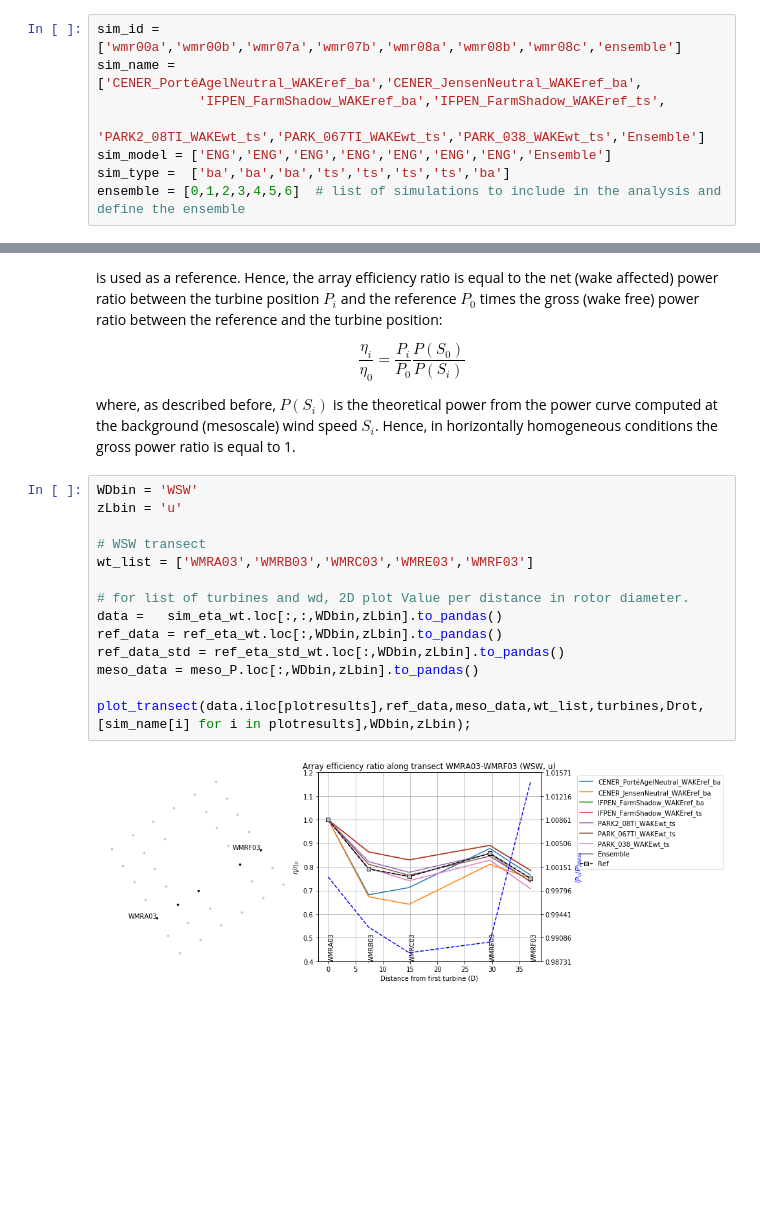
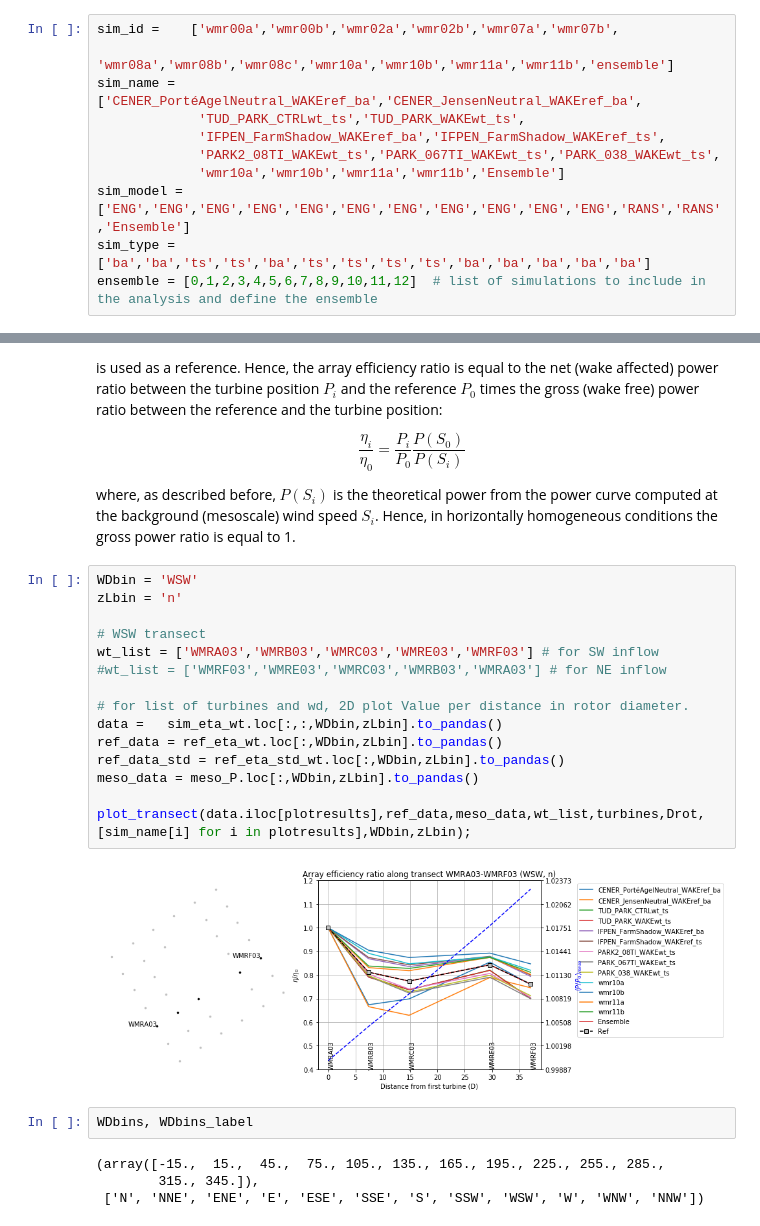
Before and after one commit to CENER-EPR/OWAbench, a Jupyter notebook: WestermostRough/WestermostRough_ArrayEfficiency.ipynb, the cells around one changed output, grey strips where cells are left out. Cells and saved outputs as stored; diff of their text form; blank space fills up the shorter version.

Commit message:
Added new simulations to WMR

```diff
--- a/WestermostRough/WestermostRough_ArrayEfficiency.ipynb
+++ b/WestermostRough/WestermostRough_ArrayEfficiency.ipynb
@@ -28,12 +32,15 @@ The following models participate in the benchmark.
 | ensemble | All | All | All | ensemble | Excluding anh03 and anh04 |
 # %%
-sim_id =    ['wmr00a','wmr00b','wmr07a','wmr07b','wmr08a','wmr08b','wmr08c','ensemble']
+sim_id =    ['wmr00a','wmr00b','wmr02a','wmr02b','wmr07a','wmr07b',
+             'wmr08a','wmr08b','wmr08c','wmr10a','wmr10b','wmr11a','wmr11b','ensemble']
 sim_name =  ['CENER_PortéAgelNeutral_WAKEref_ba','CENER_JensenNeutral_WAKEref_ba',
+             'TUD_PARK_CTRLwt_ts','TUD_PARK_WAKEwt_ts',
              'IFPEN_FarmShadow_WAKEref_ba','IFPEN_FarmShadow_WAKEref_ts',
-             'PARK2_08TI_WAKEwt_ts','PARK_067TI_WAKEwt_ts','PARK_038_WAKEwt_ts','Ensemble']
-sim_model = ['ENG','ENG','ENG','ENG','ENG','ENG','ENG','Ensemble']
-sim_type =  ['ba','ba','ba','ts','ts','ts','ts','ba']
-ensemble = [0,1,2,3,4,5,6]  # list of simulations to include in the analysis and define the ensemble
+             'PARK2_08TI_WAKEwt_ts','PARK_067TI_WAKEwt_ts','PARK_038_WAKEwt_ts',
+             'wmr10a','wmr10b','wmr11a','wmr11b','Ensemble']
+sim_model = ['ENG','ENG','ENG','ENG','ENG','ENG','ENG','ENG','ENG','ENG','ENG','RANS','RANS','Ensemble']
+sim_type =  ['ba','ba','ts','ts','ba','ts','ts','ts','ts','ba','ba','ba','ba','ba']
+ensemble = [0,1,2,3,4,5,6,7,8,9,10,11,12]  # list of simulations to include in the analysis and define the ensemble
 # %% [markdown]
 ## Load libraries
 # %%
@@ -415,17 +440,24 @@ $$ \frac{\eta_i}{\eta_0} = \frac{P_i}{P_0} \frac{P(S_0)}{P(S_i)} $$
 where, as described before, $P(S_i)$ is the theoretical power from the power curve computed at the background (mesoscale) wind speed $S_i$. Hence, in horizontally homogeneous conditions the gross power ratio is equal to 1.
 # %%
 WDbin = 'WSW'
-zLbin = 'u'
+zLbin = 'n'
 
 # WSW transect
-wt_list = ['WMRA03','WMRB03','WMRC03','WMRE03','WMRF03']
+wt_list = ['WMRA03','WMRB03','WMRC03','WMRE03','WMRF03'] # for SW inflow
+#wt_list = ['WMRF03','WMRE03','WMRC03','WMRB03','WMRA03'] # for NE inflow
 
 # for list of turbines and wd, 2D plot Value per distance in rotor diameter.
 data =   sim_eta_wt.loc[:,:,WDbin,zLbin].to_pandas()
 ref_data = ref_eta_wt.loc[:,WDbin,zLbin].to_pandas()
 ref_data_std = ref_eta_std_wt.loc[:,WDbin,zLbin].to_pandas()
 meso_data = meso_P.loc[:,WDbin,zLbin].to_pandas()
 
 plot_transect(data.iloc[plotresults],ref_data,meso_data,wt_list,turbines,Drot,[sim_name[i] for i in plotresults],WDbin,zLbin);
 # %% [output]
-[figure, old version]
+[figure, new version]
+# %%
+WDbins, WDbins_label
+# %% [output]
+(array([-15.,  15.,  45.,  75., 105., 135., 165., 195., 225., 255., 285.,
+        315., 345.]),
+ ['N', 'NNE', 'ENE', 'E', 'ESE', 'SSE', 'S', 'SSW', 'WSW', 'W', 'WNW', 'NNW'])
```
Also changed, not shown: parts of 8 cells of this notebook, 1 other file.
